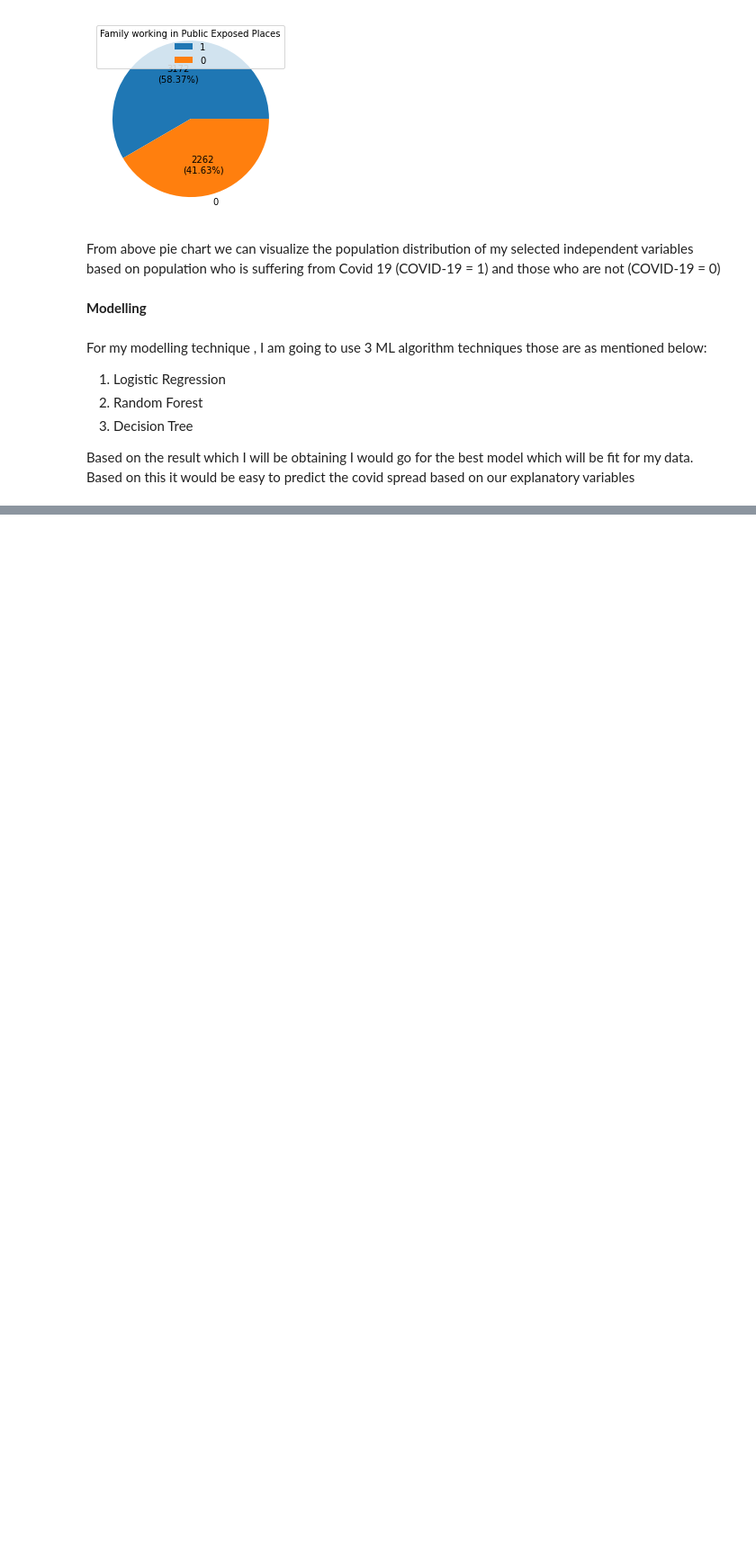
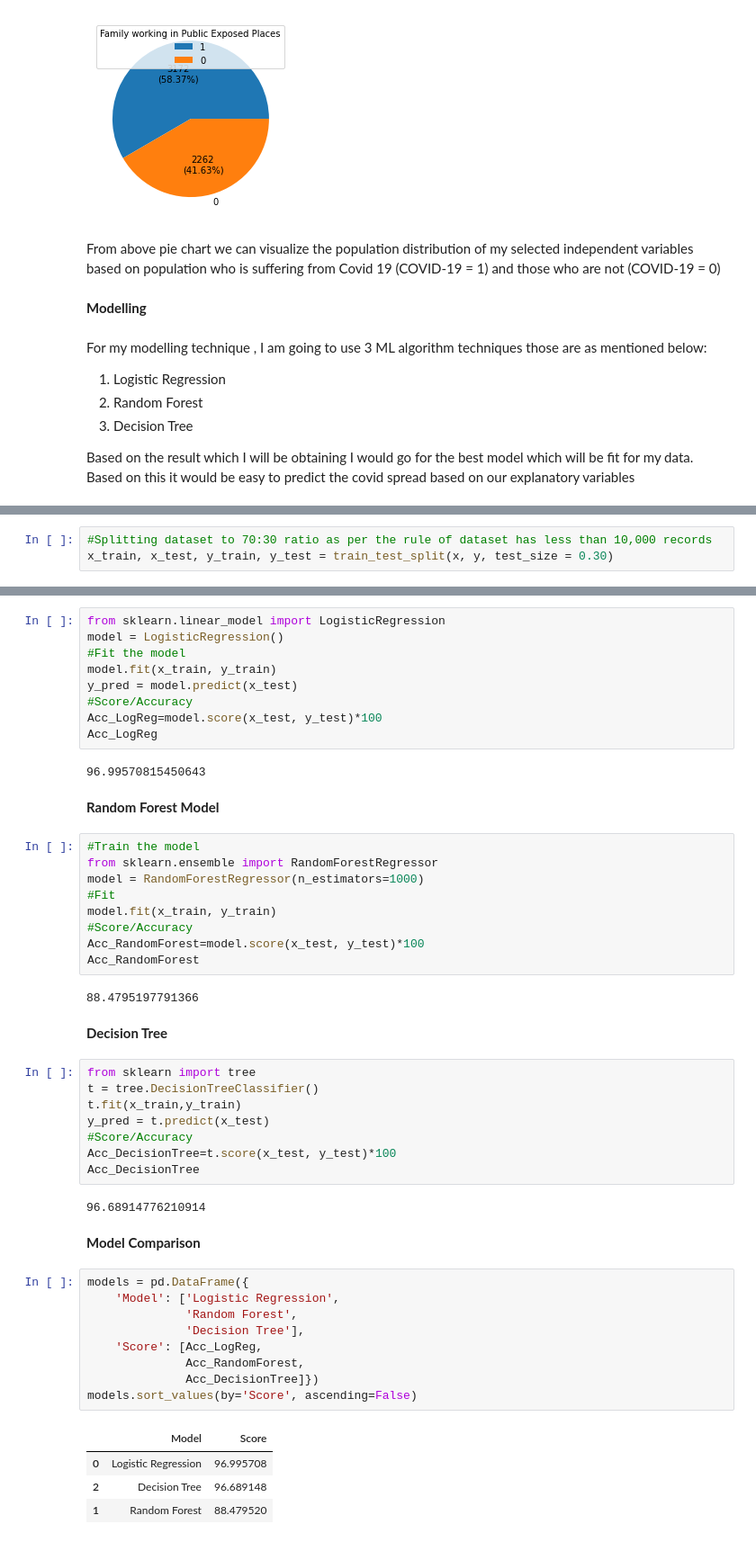
Before and after one commit to ratan54/Big_Data_Final_Project, a Jupyter notebook: Big_Data_Individual_Project.ipynb, the cells around one changed output, grey strips where cells are left out. Shown: that part at 90% size. Cells and saved outputs as stored; diff of their text form; blank space fills up the shorter version.

```diff
--- a/Big_Data_Individual_Project.ipynb
+++ b/Big_Data_Individual_Project.ipynb
@@ -231 +242,4 @@ Based on the result which I will be obtaining I would go for the best model whic
+# %%
+#Splitting dataset to 70:30 ratio as per the rule of dataset has less than 10,000 records
+x_train, x_test, y_train, y_test = train_test_split(x, y, test_size = 0.30)
 # %% [markdown]
@@ -232,0 +247,52 @@ Based on the result which I will be obtaining I would go for the best model whic
+# %%
+from sklearn.linear_model import LogisticRegression
+model = LogisticRegression()
+#Fit the model
+model.fit(x_train, y_train)
+y_pred = model.predict(x_test)
+#Score/Accuracy
+Acc_LogReg=model.score(x_test, y_test)*100
+Acc_LogReg
+# %% [output]
+96.99570815450643
+# %% [markdown]
+**Random Forest Model**
+# %%
+#Train the model
+from sklearn.ensemble import RandomForestRegressor
+model = RandomForestRegressor(n_estimators=1000)
+#Fit
+model.fit(x_train, y_train)
+#Score/Accuracy
+Acc_RandomForest=model.score(x_test, y_test)*100
+Acc_RandomForest
+# %% [output]
+88.4795197791366
+# %% [markdown]
+**Decision Tree**
+# %%
+from sklearn import tree
+t = tree.DecisionTreeClassifier()
+t.fit(x_train,y_train)
+y_pred = t.predict(x_test)
+#Score/Accuracy
+Acc_DecisionTree=t.score(x_test, y_test)*100
+Acc_DecisionTree
+# %% [output]
+96.68914776210914
+# %% [markdown]
+**Model Comparison**
+# %%
+models = pd.DataFrame({
+    'Model': ['Logistic Regression',
+              'Random Forest',
+              'Decision Tree'],
+    'Score': [Acc_LogReg,
+              Acc_RandomForest,
+              Acc_DecisionTree]})
+models.sort_values(by='Score', ascending=False)
+# %% [output]
+|  | Model | Score |
+| 0 | Logistic Regression | 96.995708 |
+| 2 | Decision Tree | 96.689148 |
+| 1 | Random Forest | 88.479520 |
```
Also changed, not shown: parts of 6 cells of this notebook.
